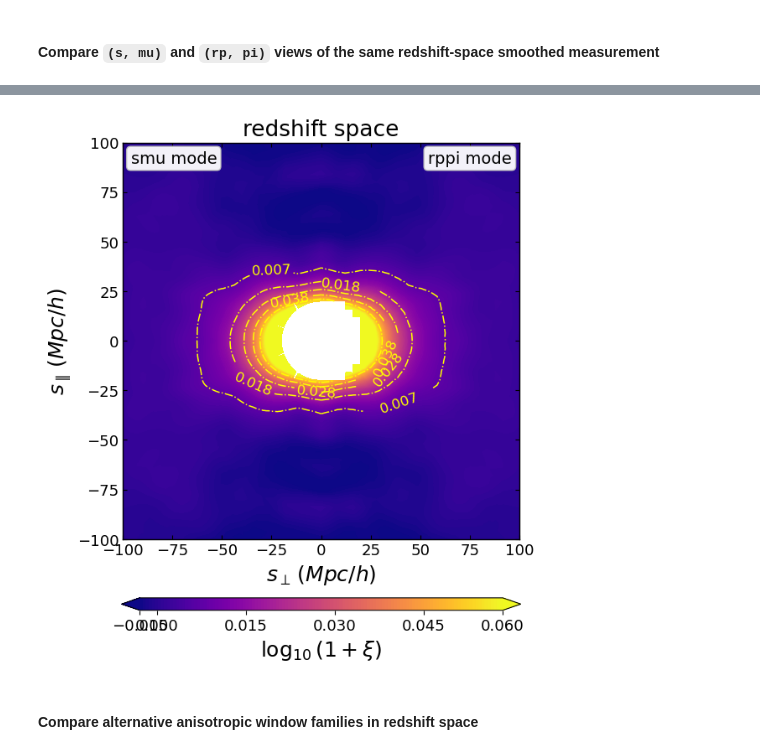
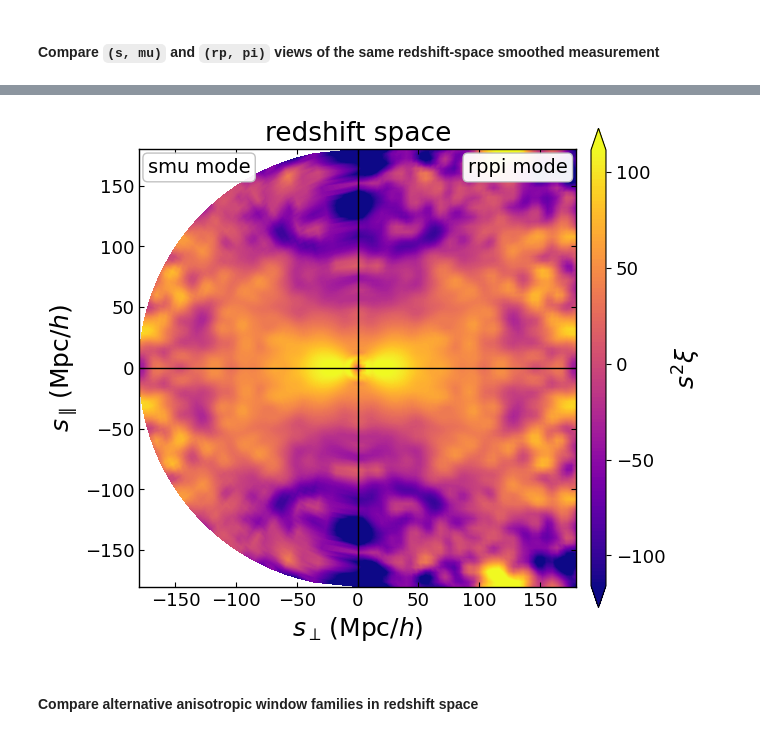
Before and after one commit to SYSUSPA-Projects/PyHermes, a Jupyter notebook: examples/notebooks/corr2pcf.ipynb, the cells around one changed output, grey strips where cells are left out. Cells and saved outputs as stored; diff of their text form; code cells hidden in the pictures.

```diff
--- a/examples/notebooks/corr2pcf.ipynb
+++ b/examples/notebooks/corr2pcf.ipynb
@@ -671,14 +667,12 @@ rsd_rppi_sph5_z_with_random = Corr2PCFData(data_path='./output/quijote8000_snap0
 # %%
 plot_corr2pcf_2d(rsd_smu_sph5_z_with_random, rsd_rppi_sph5_z_with_random,
-                 coordinates=['smu', 'rppi'], label1="smu mode", label2="rppi mode", title="redshift space",
-                 s_min=20, value="log10(1+xi)", style="contour"
+                 label1="smu mode", label2="rppi mode",
+                 coordinates=['smu', 'rppi'], title="redshift space"
                  )
-plt.xlim(-100, 100)
-plt.ylim(-100, 100)
 plt.tight_layout()
 plt.show()
 # %% [output]
-[figure, old version]
+[figure, new version]
 # %% [markdown]
 #### Compare alternative anisotropic window families in redshift space
 # %%
```
Also changed, not shown: parts of 29 cells of this notebook, 3 other files.
